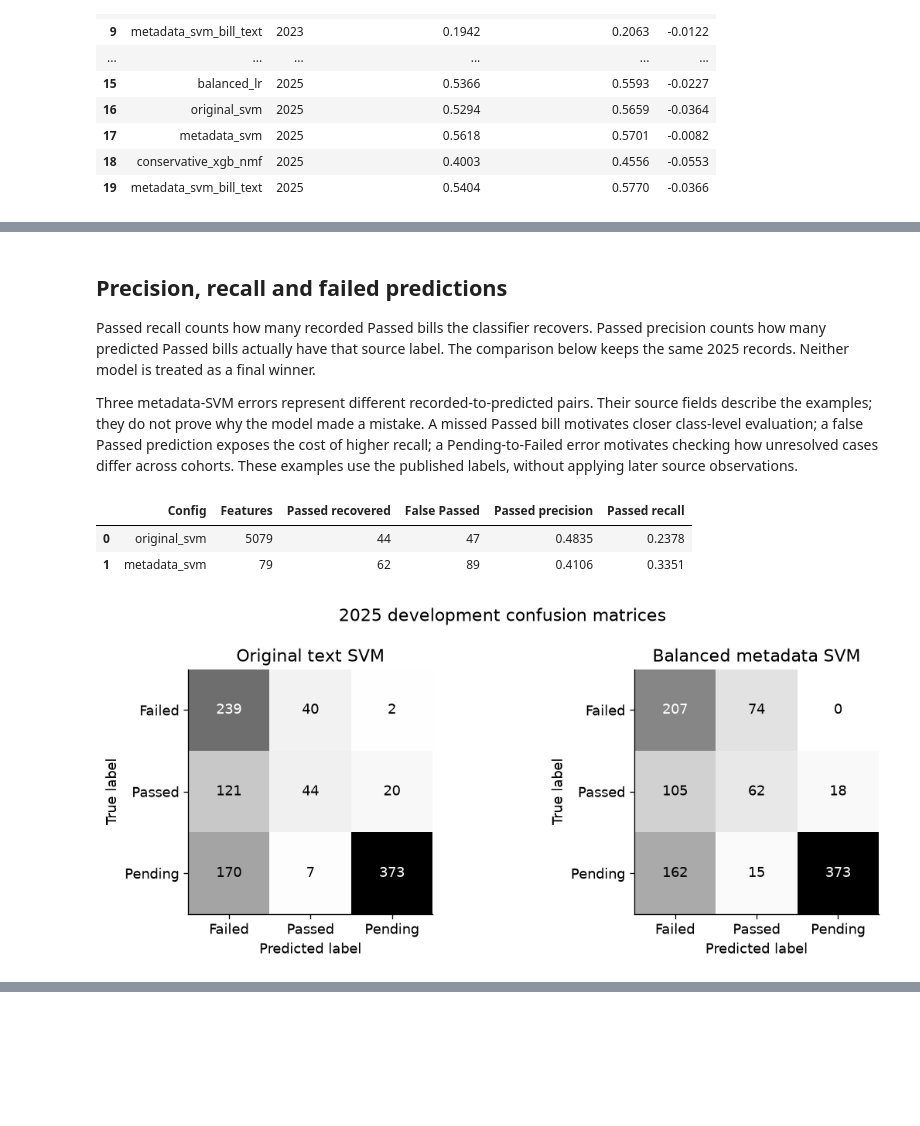
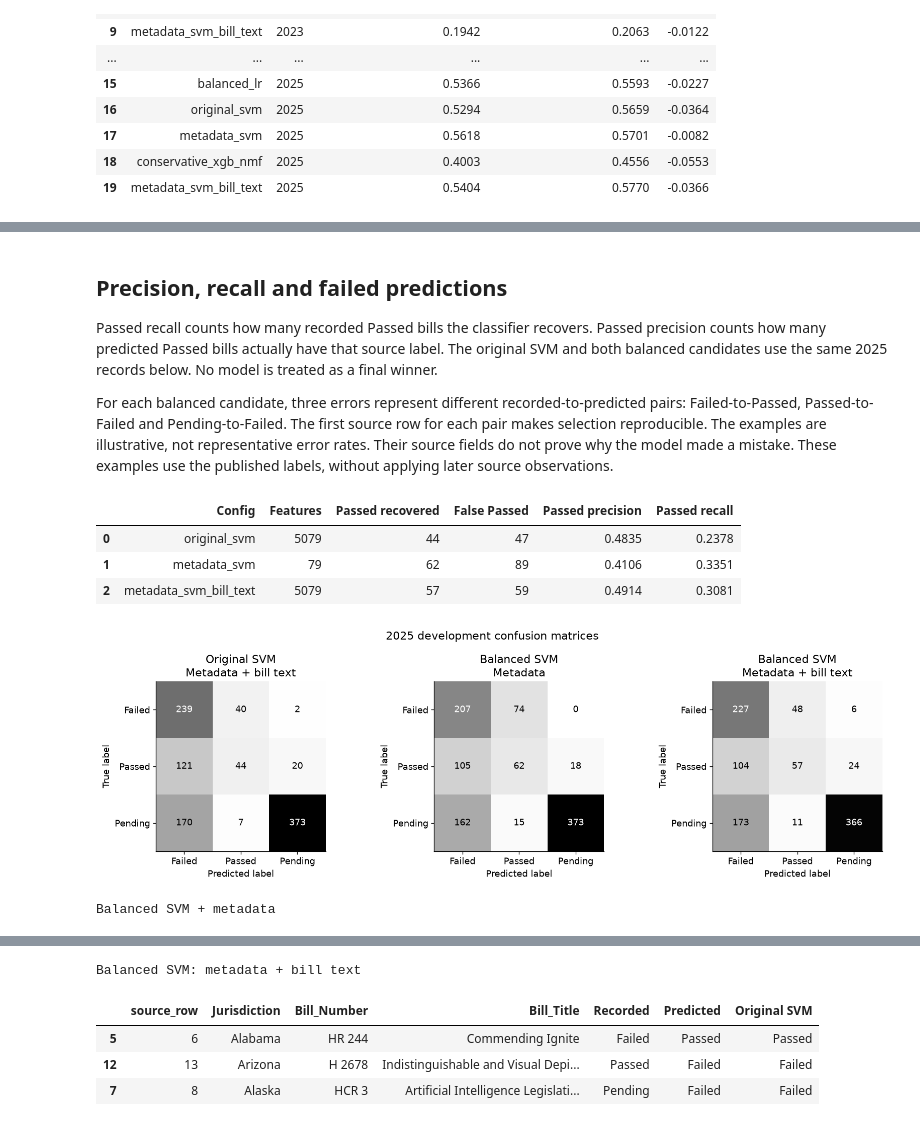
Before and after one commit to dhMontes/siads696-state-of-ai, a Jupyter notebook: notebooks/06_model_evaluation.ipynb, the cells around one changed output, grey strips where cells are left out. Drawn from its saved outputs; the diff is of its cells as text; code cells hidden in the pictures; blank space fills up the shorter version.

Commit message:
Complete SVM diagnostics and final baseline comparison (#20)
Co-authored-by: Josue Nunez <Josue.Nunez@meijer.com>

```diff
--- a/notebooks/06_model_evaluation.ipynb
+++ b/notebooks/06_model_evaluation.ipynb
@@ -701,63 +756,70 @@ display(leading.loc[leading.Class.eq('Passed')].round(3))
 
 Passed recall counts how many recorded Passed bills the classifier recovers.
 Passed precision counts how many predicted Passed bills actually have that
-source label. The comparison below keeps the same 2025 records. Neither model
-is treated as a final winner.
+source label. The original SVM and both balanced candidates use the same
+2025 records below. No model is treated as a final winner.
 
-Three metadata-SVM errors represent different recorded-to-predicted pairs.
-Their source fields describe the examples; they do not prove why the model
-made a mistake. A missed Passed bill motivates closer class-level evaluation;
-a false Passed prediction exposes the cost of higher recall; a Pending-to-Failed
-error motivates checking how unresolved cases differ across cohorts. These
-examples use the published labels, without applying later source observations.
+For each balanced candidate, three errors represent different
+recorded-to-predicted pairs: Failed-to-Passed, Passed-to-Failed and
+Pending-to-Failed. The first source row for each pair makes selection
+reproducible. The examples are illustrative, not representative error rates.
+Their source fields do not prove why the model made a mistake. These examples
+use the published labels, without applying later source observations.
 # %%
 from sklearn.metrics import ConfusionMatrixDisplay, confusion_matrix
 
 tradeoff = []
-for config_id in ['original_svm', 'metadata_svm']:
+for config_id in diagnostic_ids:
     run = validation_runs[config_id]
     actual, predicted = np.asarray(run['y_val']), np.asarray(run['val_predictions'])
     correct = int(((actual == 'Passed') & (predicted == 'Passed')).sum())
     incorrect = int(((actual != 'Passed') & (predicted == 'Passed')).sum())
     pipeline = run['pipeline']
     tradeoff.append({'Config': config_id,
         'Features': len(pipeline.named_steps['preprocessor'].get_feature_names_out()),
         'Passed recovered': correct, 'False Passed': incorrect,
         'Passed precision': correct / (correct + incorrect) if correct + incorrect else 0,
         'Passed recall': correct / int((actual == 'Passed').sum())})
 tradeoff = pd.DataFrame(tradeoff)
 tradeoff.to_csv(output_dir / 'svm_tradeoff.csv', index=False)
 display(tradeoff.round(4))
 
-fig, axes = plt.subplots(1, 2, figsize=(10, 4))
+fig, axes = plt.subplots(1, 3, figsize=(14, 4.3))
 maximum = max(confusion_matrix(validation[TARGET], validation_runs[key]['val_predictions'], labels=LABELS).max()
-              for key in ['original_svm', 'metadata_svm'])
-for axis, config_id in zip(axes, ['original_svm', 'metadata_svm']):
+              for key in diagnostic_ids)
+titles = ['Original SVM\nMetadata + bill text', 'Balanced SVM\nMetadata',
+          'Balanced SVM\nMetadata + bill text']
+for axis, config_id, title in zip(axes, diagnostic_ids, titles):
     run = validation_runs[config_id]
     ConfusionMatrixDisplay.from_predictions(run['y_val'], run['val_predictions'],
         labels=LABELS, ax=axis, colorbar=False, cmap='Greys', im_kw={'vmin': 0, 'vmax': maximum})
-    axis.set_title('Original text SVM' if config_id == 'original_svm' else 'Balanced metadata SVM')
+    axis.set_title(title)
 fig.suptitle('2025 development confusion matrices')
 fig.tight_layout()
 fig.savefig(output_dir / 'svm_confusion_matrices.png', dpi=180, bbox_inches='tight')
 plt.show()
 
 case_columns = ['source_row', 'Jurisdiction', 'Bill_Number', 'Bill_Title', 'measure_code',
                 'D_Count', 'R_Count', 'Bipartisan_Support', 'Bill_Status', 'Bill_URL']
-cases = validation[case_columns].copy()
-cases['Recorded'] = validation[TARGET].to_numpy()
-cases['Predicted'] = validation_runs['metadata_svm']['val_predictions']
-cases['Original SVM'] = validation_runs['original_svm']['val_predictions']
-error_pairs = [("Failed", "Passed"), ("Passed", "Failed"), ("Pending", "Failed")]
-example_frames = []
-for recorded, predicted in error_pairs:
-    matches = cases.loc[cases["Recorded"].eq(recorded) & cases["Predicted"].eq(predicted)]
-    example_frames.append(matches.sort_values("source_row").head(1))
-examples = pd.concat(example_frames)
-examples.to_csv(output_dir / 'metadata_svm_failure_cases.csv', index=False)
-display(examples.drop(columns='Bill_URL'))
+error_pairs = [('Failed', 'Passed'), ('Passed', 'Failed'), ('Pending', 'Failed')]
+for config_id in balanced_svm_ids:
+    cases = validation[case_columns].copy()
+    cases['Recorded'] = validation[TARGET].to_numpy()
+    cases['Predicted'] = validation_runs[config_id]['val_predictions']
+    cases['Original SVM'] = validation_runs['original_svm']['val_predictions']
+    example_frames = []
+    for recorded, predicted in error_pairs:
+        matches = cases.loc[cases['Recorded'].eq(recorded) & cases['Predicted'].eq(predicted)]
+        example_frames.append(matches.sort_values('source_row').head(1))
+    examples = pd.concat(example_frames)
+    examples.to_csv(output_dir / f'{config_id}_failure_cases.csv', index=False)
+    print(next(c['label'] for c in configs if c['id'] == config_id))
+    display(examples[['source_row', 'Jurisdiction', 'Bill_Number', 'Bill_Title',
+                      'Recorded', 'Predicted', 'Original SVM']])
 # %% [output]
 |  | Config | Features | Passed recovered | False Passed | Passed precision | Passed recall |
 | 0 | original_svm | 5079 | 44 | 47 | 0.4835 | 0.2378 |
 | 1 | metadata_svm | 79 | 62 | 89 | 0.4106 | 0.3351 |
+| 2 | metadata_svm_bill_text | 5079 | 57 | 59 | 0.4914 | 0.3081 |
-[figure, old version]
+[figure, new version]
+Balanced SVM + metadata
@@ -768,3 +830,8 @@ display(examples.drop(columns='Bill_URL'))
+Balanced SVM: metadata + bill text
+|  | source_row | Jurisdiction | Bill_Number | Bill_Title | Recorded | Predicted | Original SVM |
+| 5 | 6 | Alabama | HR 244 | Commending Ignite | Failed | Passed | Passed |
+| 12 | 13 | Arizona | H 2678 | Indistinguishable and Visual Depi... | Passed | Failed | Failed |
+| 7 | 8 | Alaska | HCR 3 | Artificial Intelligence Legislati... | Pending | Failed | Failed |
 # %% [markdown]
 ## Findings and limits
 
```
Also changed, not shown: parts of 7 cells of this notebook, 3 other files.
